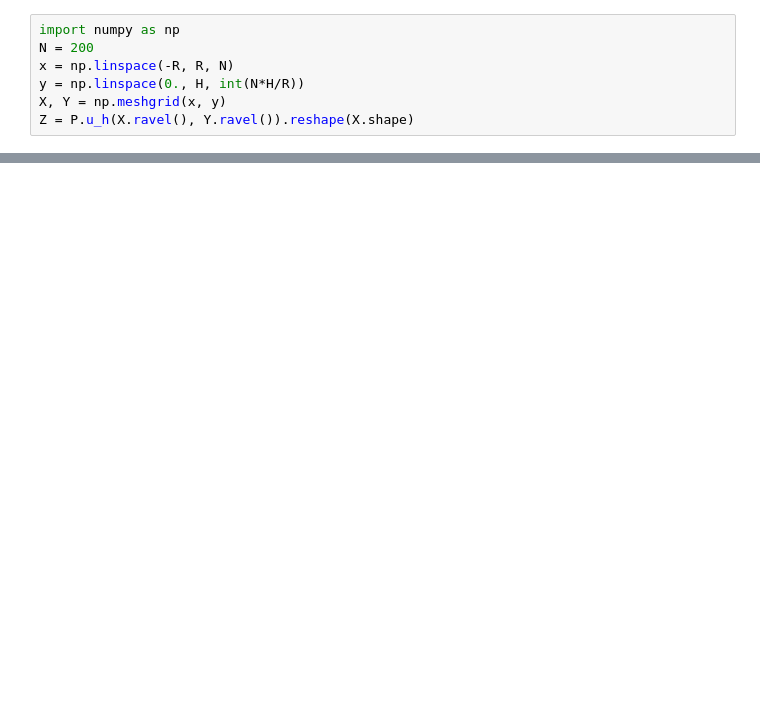
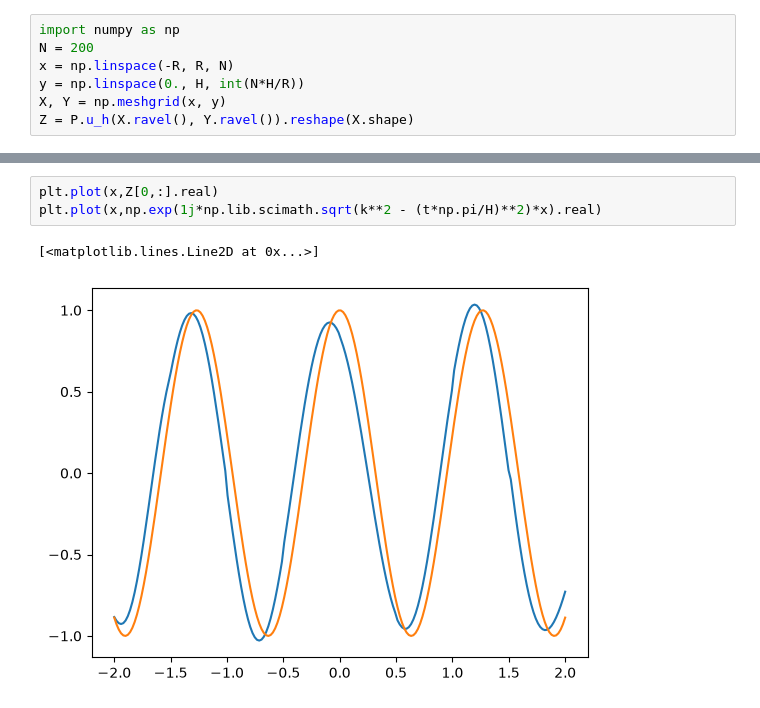
Before and after one commit to MPenaR/Trefftz, a Jupyter notebook: notebooks/waveguide_usage.ipynb, the cells around one changed output, grey strips where cells are left out. Saved outputs shown, nothing was run; the diff lists cells and outputs as text; blank space fills up the shorter version.

```diff
--- a/notebooks/waveguide_usage.ipynb
+++ b/notebooks/waveguide_usage.ipynb
@@ -148,0 +153,6 @@ plt.ylim([0., H])
+# %%
+plt.plot(x,Z[0,:].real)
+plt.plot(x,np.exp(1j*np.lib.scimath.sqrt(k**2 - (t*np.pi/H)**2)*x).real)
+# %% [output]
+[<matplotlib.lines.Line2D at 0x...>]
+[figure, added]
```
Also changed, not shown: parts of 10 cells of this notebook, 3 other files.
